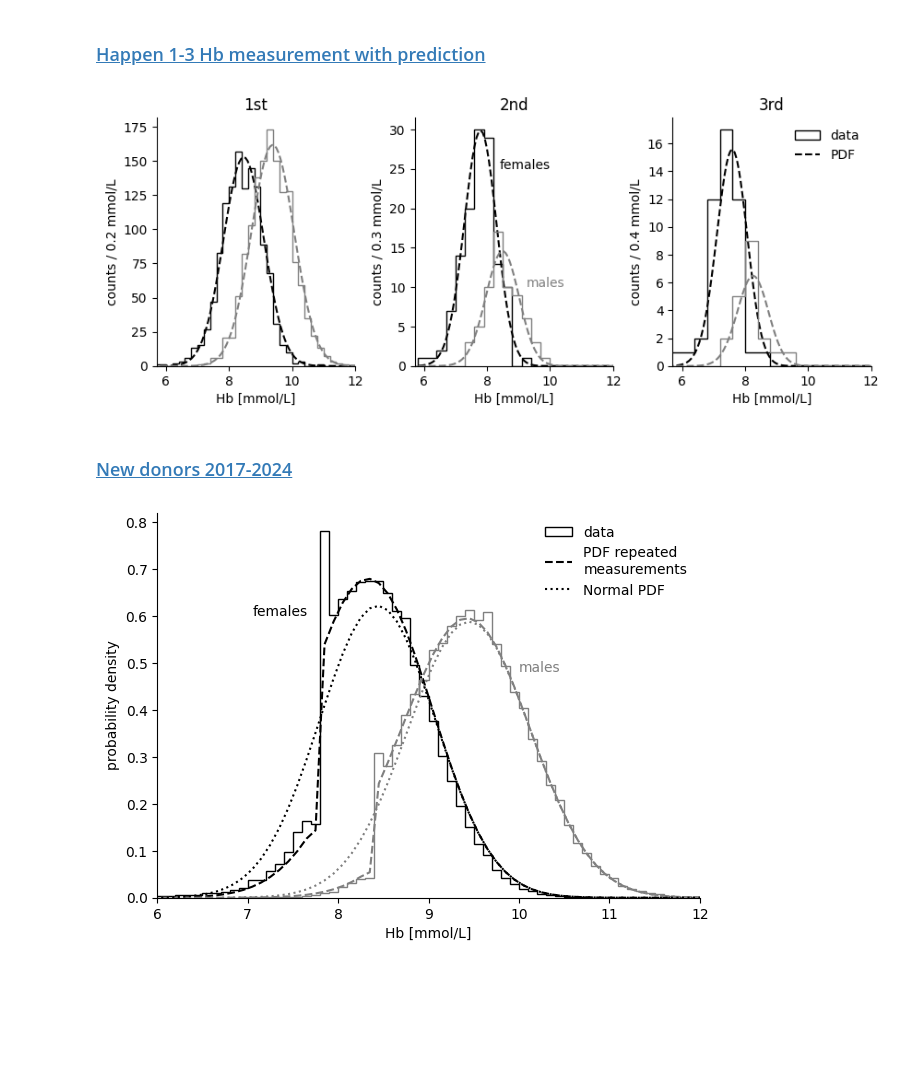
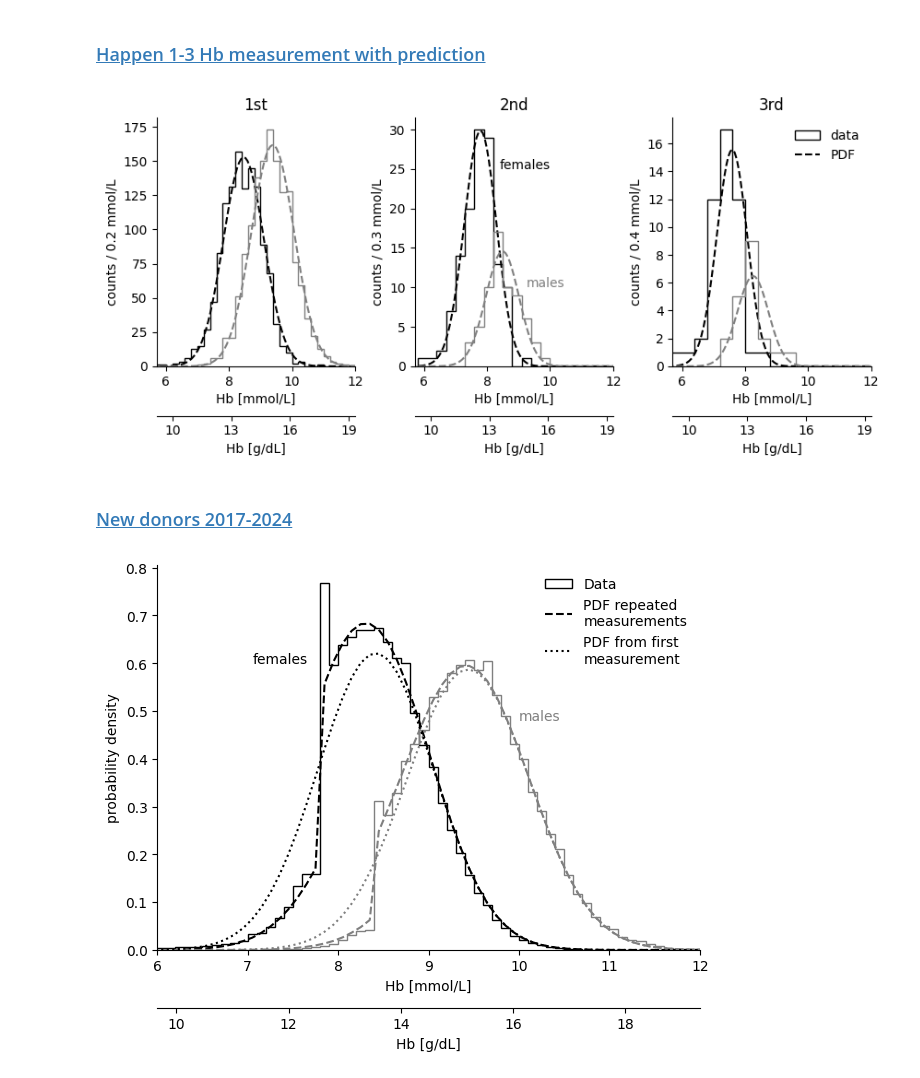
Before and after one commit to martp91/repeated_Hb_paper, a Jupyter notebook: main.ipynb, the cells around one changed output. Cells and saved outputs as stored; diff of their text form; code cells hidden in the pictures; blank space fills up the shorter version.

Commit message:
new results like misclassification and plots with g/dl

```diff
--- a/main.ipynb
+++ b/main.ipynb
@@ -583,7 +675,9 @@ df_m = df.query('sex == 0')
 df_f = df.query('sex == 1')
 
 f, (ax1, ax2, ax3) = plt.subplots(1, 3, figsize=(10, 3.5), sharex=True)
-
+ax1_gdl = add_gdl_axis_below(ax1)
+ax2_gdl = add_gdl_axis_below(ax2)
+ax3_gdl = add_gdl_axis_below(ax3)
 female_color = "k"
 female_kwargs = {"histtype": "step", "color": female_color}
 plot_hist(df_f["Hb201a_"], ax1, dbins=0.2, **female_kwargs)
@@ -625,43 +719,36 @@ ax1.plot(
     ls="--",
 )
 ax2.plot(
     x,
     df_m["Hb201b_"].notna().sum()
     * 0.3
     * pdf_cond_2nd_meas(x, mu_pop_m, sig_tot_m, rho_m, 8.35),
     color=male_color,
     ls="--",
 )
 ax3.plot(
     x,
     df_m["Hb201c_"].notna().sum()
     * 0.4
     * pdf_cond_3rd_meas(x, mu_pop_m, sig_tot_m, rho_m, 8.35),
     color=male_color,
     ls="--",
 )
 ax2.annotate("males", xy=(9.25, 10), color=male_color)
 ax2.annotate("females", xy=(8.4, 25), color=female_color)
 ax3.legend(frameon=False)
 ax1.set(ylabel="counts / 0.2 mmol/L", xlabel="Hb [mmol/L]", title="1st")
 ax2.set(ylabel="counts / 0.3 mmol/L", xlabel="Hb [mmol/L]", title="2nd")
 ax3.set(ylabel="counts / 0.4 mmol/L", xlabel="Hb [mmol/L]", title="3rd")
 for ax in [ax1, ax2, ax3]:
     ax.spines[["right", "top"]].set_visible(False)
     ax.set_xlim([5.7, 12])
-    # ax.set_xlim([7.4, 8.])
-    # ax.grid()
-
-# columns = [('Males', 'observed'), ('Males', 'computed'), ('Females', 'observed'), ('Females', 'computed')]
-# t1 = pd.DataFrame(np.zeros((2, 4)), columns=columns, index=['mean', 'count'])
-# t1.columns = pd.MultiIndex.from_tuples(t1.columns)
-# print(t1)
-# t1_ = t1.T.reset_index().T.values[1:, :]
-# ax1.table(, colnames=t1bbox=[0, -1, 1, 0.8])
+for ax in [ax1_gdl, ax2_gdl, ax3_gdl]:
+    ax.set_xticks([10, 13, 16, 19])
 f.subplots_adjust(wspace=0.3)
 plt.savefig("Figure1.pdf", bbox_inches="tight")  # , dpi=600)
 # %% [output]
-[figure, old version]
+[figure, new version]
 # %% [markdown]
 ### <a id='toc1_9_2_'></a>[New donors 2017-2024](#toc0_)
 # %%
@@ -679,20 +766,24 @@ for year in range(2017, 2025):
 df_don = pd.concat(dfs)
 del dfs, df_
 # %%
-
 f, ax = plt.subplots(1, figsize=(7, 5))
+ax_gdl = add_gdl_axis_below(ax, offset=-0.15)
 Hb_f = df_don.query('Geslacht == "F"')['Hb'].values
 Hb_m = df_don.query('Geslacht == "M"')['Hb'].values
-x_f, h_f = plot_hist(Hb_f, ax=ax, dbins=0.1, color='k', density=True, histtype='step', label='data')
+x_f, h_f = plot_hist(Hb_f, ax=ax, dbins=0.1, color='k', density=True, histtype='step', label='Data')
 x_m, h_m = plot_hist(Hb_m, ax=ax, dbins=0.1, color='grey', density=True, histtype='step')
 
 
-pdf_f = pdf_comb(x_f, mu_pop_f-0.03, sig_tot_f, rho_f, 7.8, 0, 0.91, 0.67)
+#Because these are new donors there is a slight offset in the mean, so as to better fit the curve
+m_offset = 0.05
+f_offset = -0.05
+
+pdf_f = pdf_comb(x_f, mu_pop_f+f_offset, sig_tot_f, rho_f, 7.75, 0, 0.91, 0.67)
 ax.plot(x_f, pdf_f, color='k', ls='--', label='PDF repeated\nmeasurements')
-pdf_m = pdf_comb(x_m, mu_pop_m+0.06, sig_tot_m, rho_m, 8.4, 0., 0.86, 0.7)
+pdf_m = pdf_comb(x_m, mu_pop_m+m_offset, sig_tot_m, rho_m, 8.35, 0., 0.86, 0.7)
 ax.plot(x_m, pdf_m, color='grey', ls='--')
-ax.plot(x_m, scistats.norm.pdf(x_m, mu_pop_m+0.06, sig_tot_m), ':', color='grey')
-ax.plot(x_f, scistats.norm.pdf(x_f, mu_pop_f-0.03, sig_tot_f), 'k:', label='Normal PDF')
+ax.plot(x_m, scistats.norm.pdf(x_m, mu_pop_m+m_offset, sig_tot_m), ':', color='grey')
+ax.plot(x_f, scistats.norm.pdf(x_f, mu_pop_f+f_offset, sig_tot_f), 'k:', label='PDF from first\nmeasurement')
 ax.set(xlim=(6, 12), xlabel='Hb [mmol/L]', ylabel='probability density')
 ax.legend(frameon=False)
 ax.annotate('males', xy=(10.0, 0.48), color='grey')
@@ -701,4 +792,4 @@ ax.spines['top'].set_visible(False)
 ax.spines['right'].set_visible(False)
 plt.savefig("Figure2.pdf", bbox_inches='tight', dpi=700)
 # %% [output]
-[figure, old version]
+[figure, new version]
```
Also changed, not shown: parts of 16 cells of this notebook, 3 other files.
